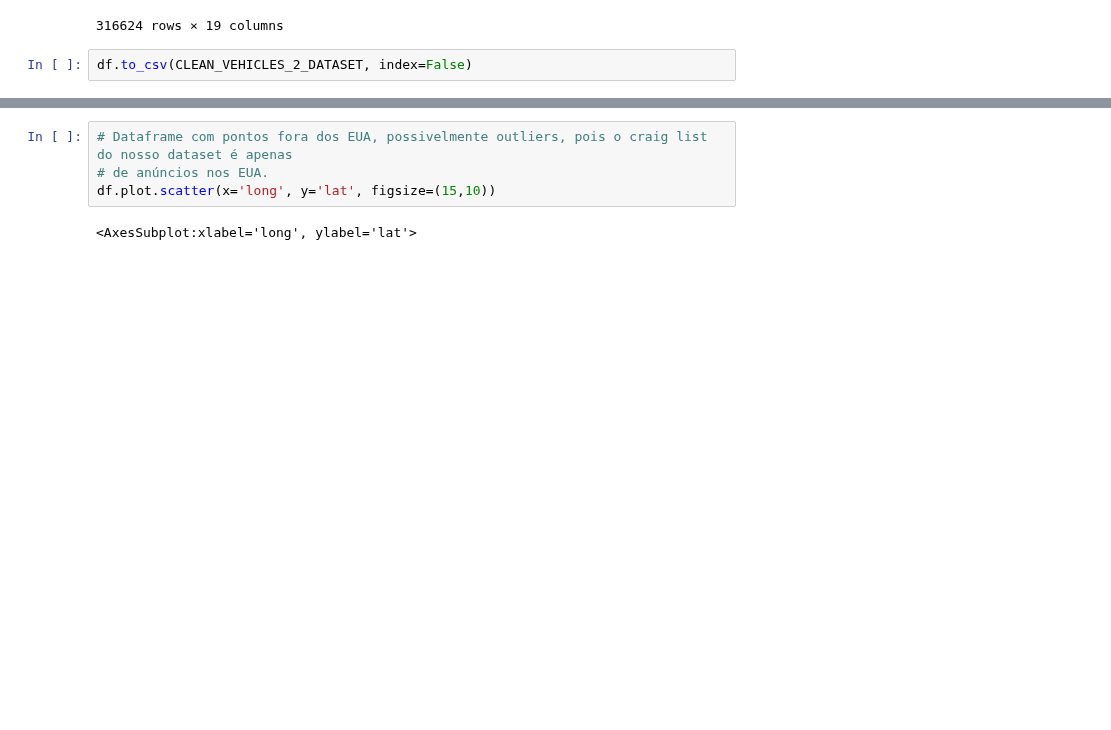
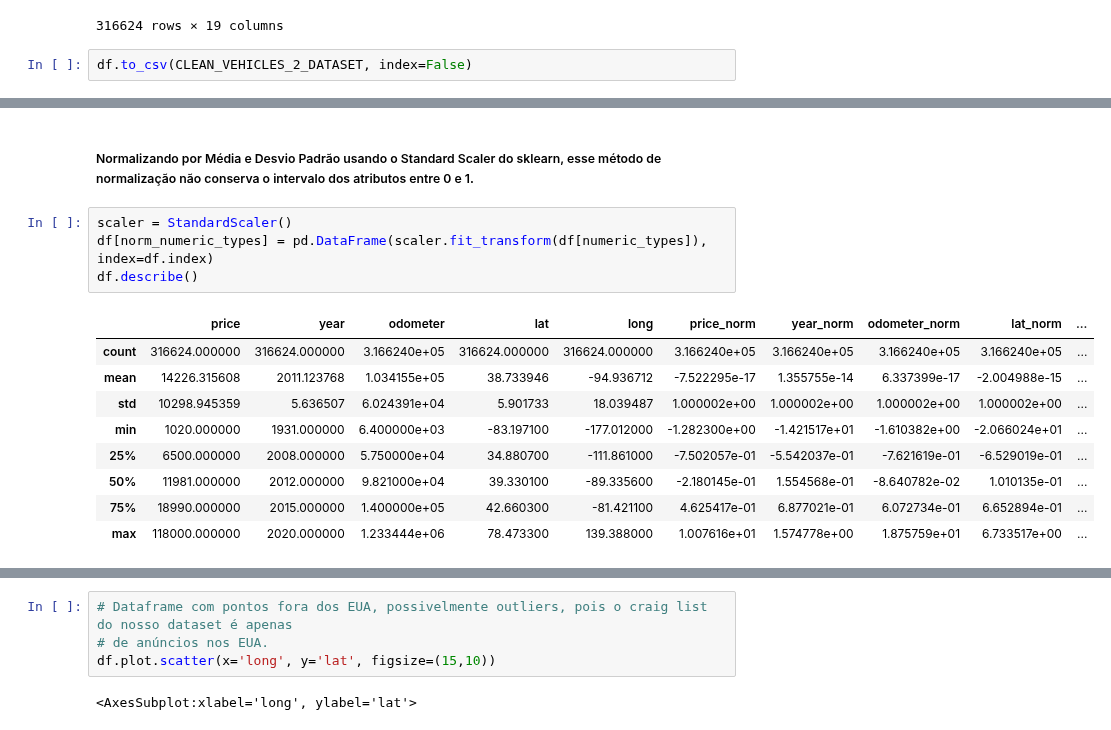
Before and after one commit to mbs8/IF679-ciencia-de-dados, a Jupyter notebook: notebooks/2-pre_processing.ipynb, the cells around one changed output, grey strips where cells are left out. Saved outputs shown, nothing was run; the diff lists cells and outputs as text; blank space fills up the shorter version.

```diff
--- a/notebooks/2-pre_processing.ipynb
+++ b/notebooks/2-pre_processing.ipynb
@@ -791,0 +846,16 @@ df.to_csv(CLEAN_VEHICLES_2_DATASET, index=False)
+# %% [markdown]
+##### Normalizando por Média e Desvio Padrão usando o Standard Scaler do sklearn, esse método de normalização não conserva o intervalo dos atributos entre 0 e 1.
+# %%
+scaler = StandardScaler()
+df[norm_numeric_types] = pd.DataFrame(scaler.fit_transform(df[numeric_types]), index=df.index)
+df.describe()
+# %% [output]
+|  | price | year | odometer | lat | long | price_norm | year_norm | odometer_norm | lat_norm | ... |
+| count | 316624.000000 | 316624.000000 | 3.166240e+05 | 316624.000000 | 316624.000000 | 3.166240e+05 | 3.166240e+05 | 3.166240e+05 | 3.166240e+05 | ... |
+| mean | 14226.315608 | 2011.123768 | 1.034155e+05 | 38.733946 | -94.936712 | -7.522295e-17 | 1.355755e-14 | 6.337399e-17 | -2.004988e-15 | ... |
+| std | 10298.945359 | 5.636507 | 6.024391e+04 | 5.901733 | 18.039487 | 1.000002e+00 | 1.000002e+00 | 1.000002e+00 | 1.000002e+00 | ... |
+| min | 1020.000000 | 1931.000000 | 6.400000e+03 | -83.197100 | -177.012000 | -1.282300e+00 | -1.421517e+01 | -1.610382e+00 | -2.066024e+01 | ... |
+| 25% | 6500.000000 | 2008.000000 | 5.750000e+04 | 34.880700 | -111.861000 | -7.502057e-01 | -5.542037e-01 | -7.621619e-01 | -6.529019e-01 | ... |
+| 50% | 11981.000000 | 2012.000000 | 9.821000e+04 | 39.330100 | -89.335600 | -2.180145e-01 | 1.554568e-01 | -8.640782e-02 | 1.010135e-01 | ... |
+| 75% | 18990.000000 | 2015.000000 | 1.400000e+05 | 42.660300 | -81.421100 | 4.625417e-01 | 6.877021e-01 | 6.072734e-01 | 6.652894e-01 | ... |
+| max | 118000.000000 | 2020.000000 | 1.233444e+06 | 78.473300 | 139.388000 | 1.007616e+01 | 1.574778e+00 | 1.875759e+01 | 6.733517e+00 | ... |
```
Also changed, not shown: parts of 16 cells of this notebook.
